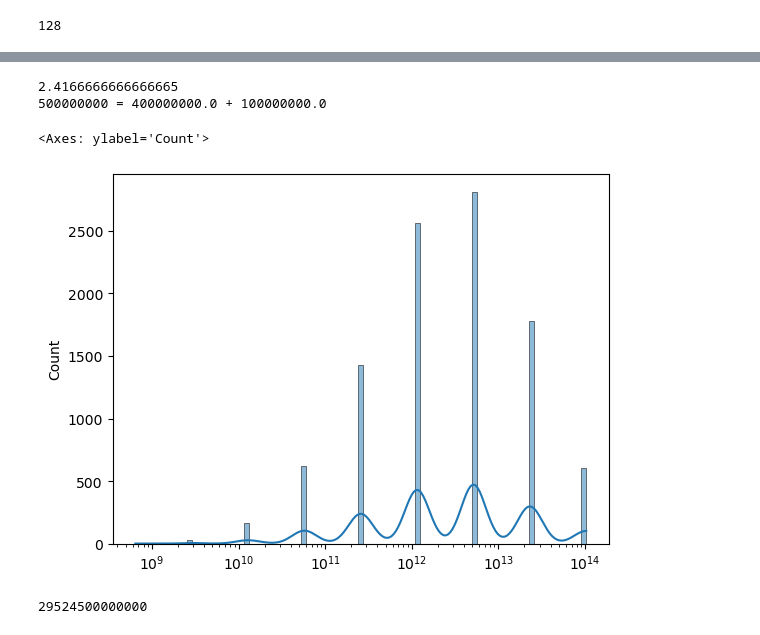
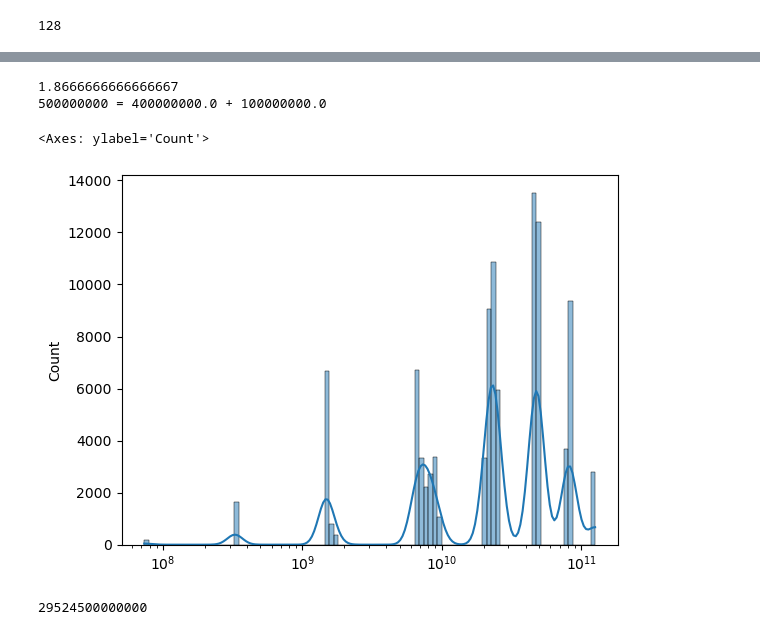
Before and after one commit to messier12/bullrun-strat-simulator, a Jupyter notebook: kelly_criterion.ipynb, the cells around one changed output, grey strips where cells are left out. Cells and saved outputs as stored; diff of their text form; code cells hidden in the pictures.

Commit message:
add coward strategy, decaying exposed porto ratio

```diff
--- a/kelly_criterion.ipynb
+++ b/kelly_criterion.ipynb
@@ -1,4 +1,5 @@
 # %%
+import numpy as np
 def strategy_kelly_meta(kelly_crit : float):
     def strategy_kelly(bankroll : float, previous_bankroll : float):
         # we reserve the existence of previous bankroll here for strategy that involve decision making after previous gain/loss
@@ -11,6 +12,28 @@ def strategy_lintang(bankroll : float, previous_bankroll : float):
     if bankroll > 10*10**9:
         return 10*10**9*0.8
     return bankroll*0.80
+
+def strategy_coward(bankroll : float, previous_bankroll : float):
+    mentally_unstable_threshold = 100*10**6
+    if bankroll > mentally_unstable_threshold:
+        #return (1-1/(1+np.exp(-(bankroll/(2*100*10**6)))))*bankroll
+        #return np.exp(-bankroll/(100*10**6))**0.5*bankroll*0.8*np.e**0.5
+        #return 0.8*mentally_unstable_threshold*np.log(bankroll)/np.log(mentally_unstable_threshold)
+        return 0.8*mentally_unstable_threshold*(bankroll/mentally_unstable_threshold)**(0.5)
+
+    return 0.8*bankroll
+
+def strategy_coward_meta(exposed_ratio, mentally_unstable_threshold, decay=0.5):
+
+    def strategy_coward(bankroll : float, previous_bankroll : float):
+        if bankroll > mentally_unstable_threshold:
+            #return (1-1/(1+np.exp(-(bankroll/(2*100*10**6)))))*bankroll
+            #return np.exp(-bankroll/(100*10**6))**0.5*bankroll*0.8*np.e**0.5
+            #return 0.8*mentally_unstable_threshold*np.log(bankroll)/np.log(mentally_unstable_threshold)
+            return exposed_ratio*mentally_unstable_threshold*(bankroll/mentally_unstable_threshold)**(decay)
+        return exposed_ratio*bankroll
+
+    return strategy_coward
 
 def simulate_until(init_bankroll, strategy, n_of_games):
 
@@ -108,31 +160,32 @@ for v,c in zip(val,counts):
 8031810176 0.0078125
 # %%
 import seaborn as sns
-probability_of_win = 0.75
+probability_of_win = 0.60
 probability_of_lose = 1-probability_of_win
 gain_win = 3.0
 gain_lose = 0.3
 kelly_c = probability_of_win/gain_lose - probability_of_lose/gain_win
 print(kelly_c)
 initial_bankroll = 500*10**6
-number_of_simulation = 10000
+number_of_simulation = 100000
 final_bankrolls_with_probs = simulate_with_winning_probs(initial_bankroll,
-                                                         strategy_kelly_meta(0.8),
+                                                         #strategy_kelly_meta(0.8),
                                                          #strategy_lintang,
-                                                         10,
+                                                         strategy_coward_meta(0.8,3*10**9),
+                                                         7,
                                                          number_of_simulation,
                                                          probability_of_win,
                                                          1+gain_win,
                                                          1-gain_lose)
 vals, counts = np.unique(final_bankrolls_with_probs,return_counts=True)
 #print(vals,counts)
 #sns.kdeplot(x=vals,y=counts/1000,)
 sns.histplot(final_bankrolls_with_probs,kde=True,log_scale=(True,False))
 # %% [output]
-2.4166666666666665
+1.8666666666666667
 500000000 = 400000000.0 + 100000000.0
 <Axes: ylabel='Count'>
-[figure, old version]
+[figure, new version]
 # %%
 3**10*500*10**6
 # %% [output]
```
Also changed, not shown: parts of 3 cells of this notebook.
